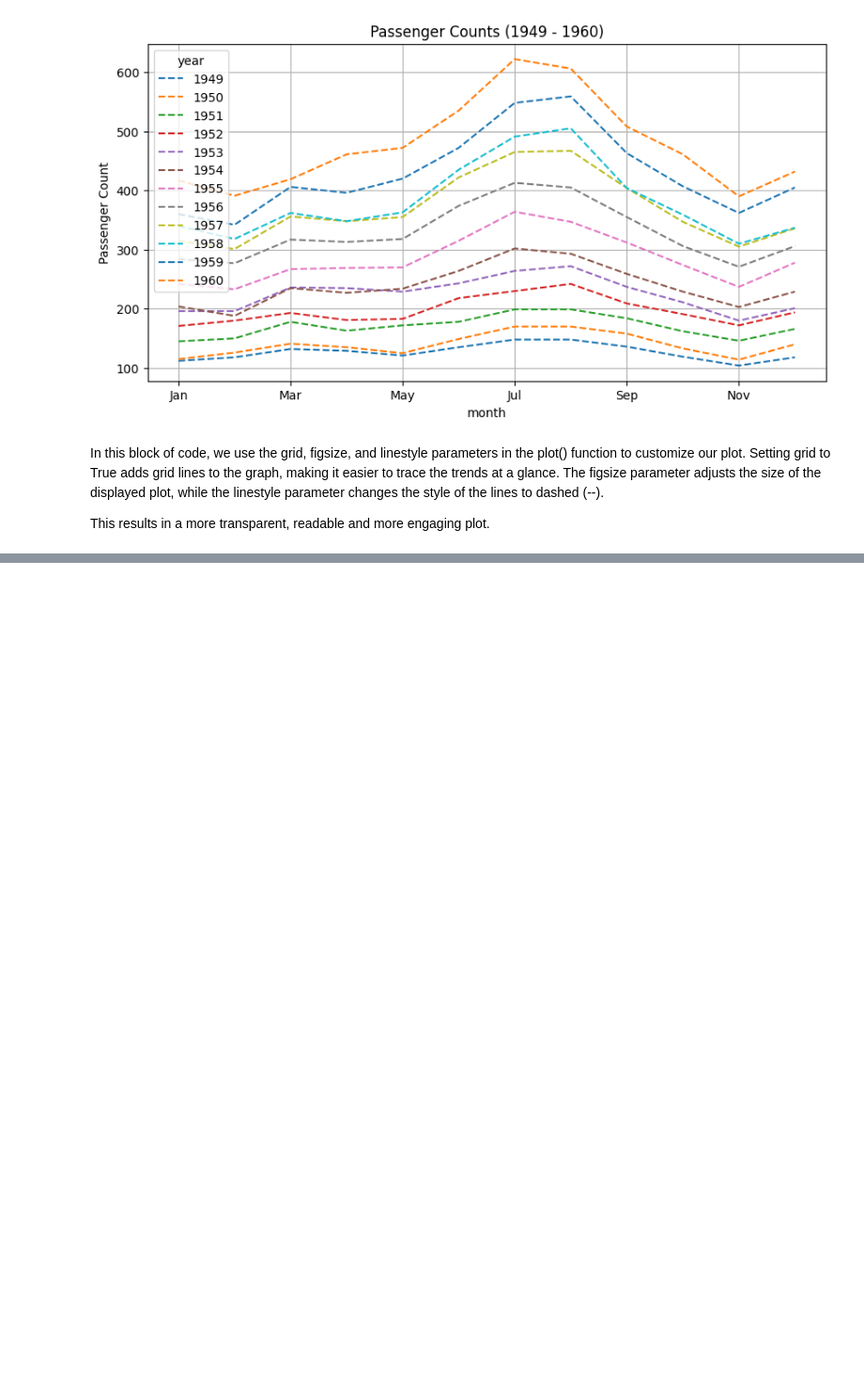
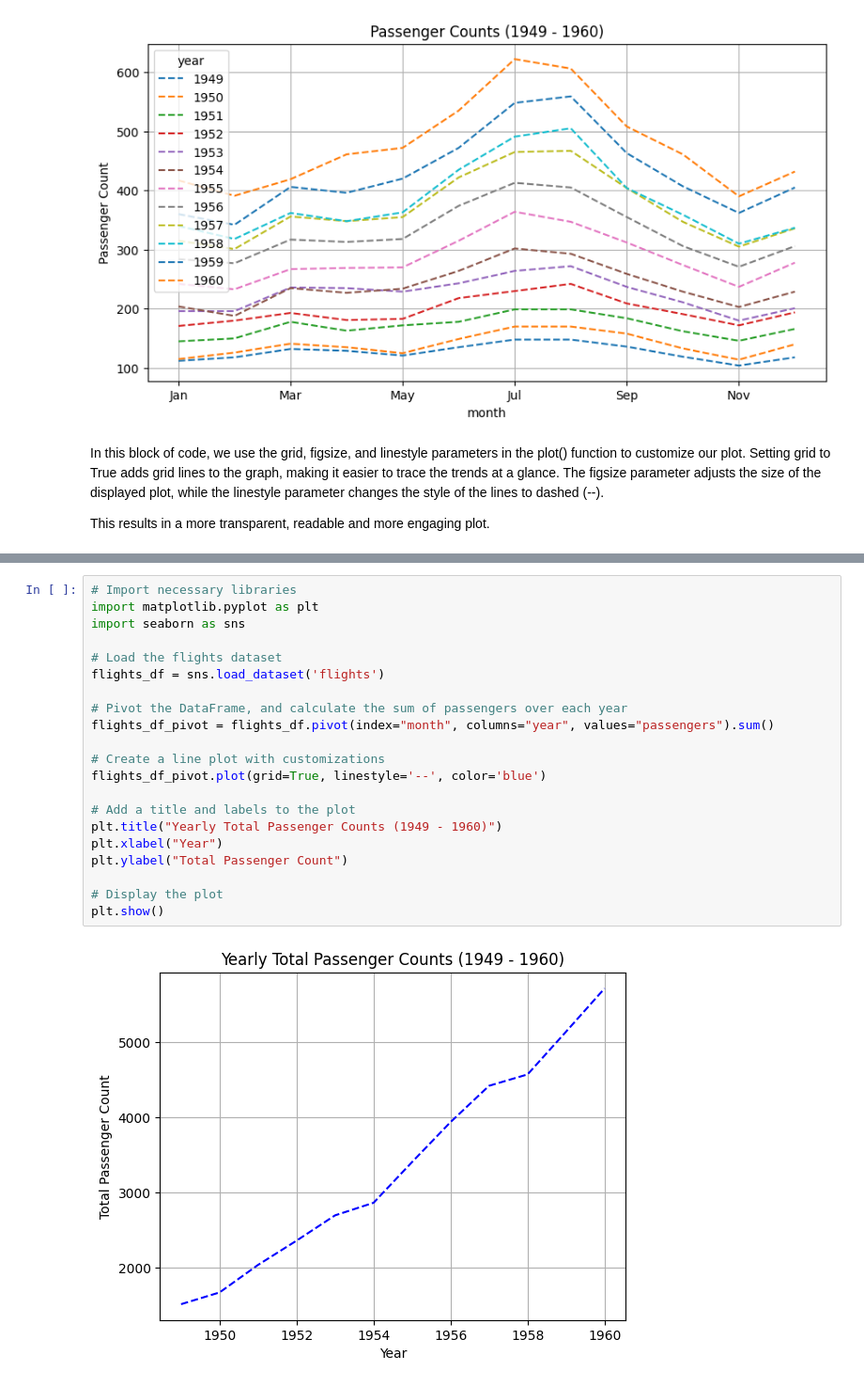
Before and after one commit to ManNjoro/code-signal, a Jupyter notebook: trend-analysis.ipynb, the cells around one changed output, grey strips where cells are left out. Shown: that part at 94% size. Drawn from its saved outputs; the diff is of its cells as text; blank space fills up the shorter version.

```diff
--- a/trend-analysis.ipynb
+++ b/trend-analysis.ipynb
@@ -53,0 +70,23 @@ This results in a more transparent, readable and more engaging plot.
+# %%
+# Import necessary libraries
+import matplotlib.pyplot as plt
+import seaborn as sns
+
+# Load the flights dataset
+flights_df = sns.load_dataset('flights')
+
+# Pivot the DataFrame, and calculate the sum of passengers over each year
+flights_df_pivot = flights_df.pivot(index="month", columns="year", values="passengers").sum()
+
+# Create a line plot with customizations
+flights_df_pivot.plot(grid=True, linestyle='--', color='blue')
+
+# Add a title and labels to the plot
+plt.title("Yearly Total Passenger Counts (1949 - 1960)")
+plt.xlabel("Year")
+plt.ylabel("Total Passenger Count")
+
+# Display the plot
+plt.show()
+# %% [output]
+[figure, added]
```
Also changed, not shown: parts of 3 cells of this notebook, 1 other file.
